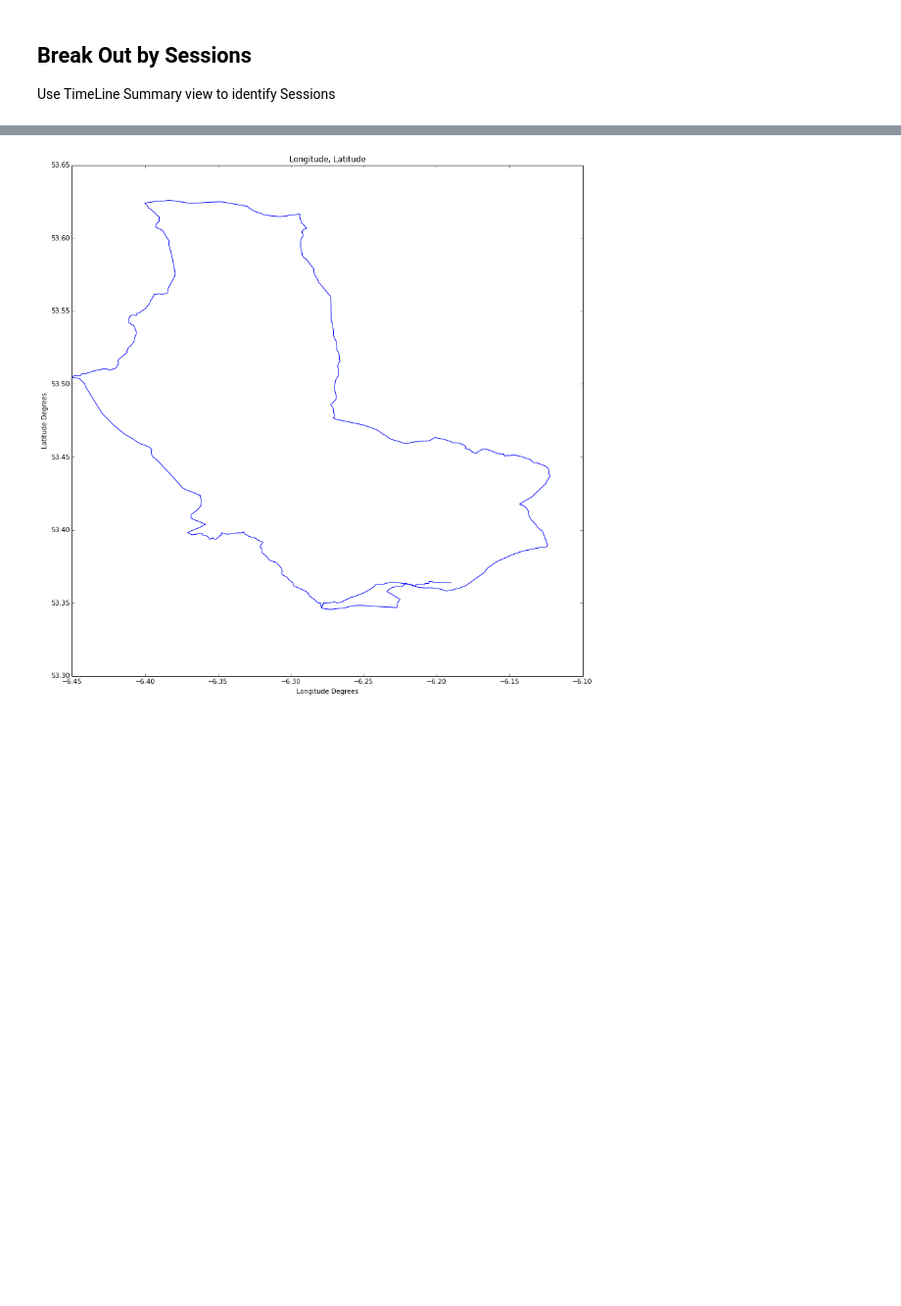
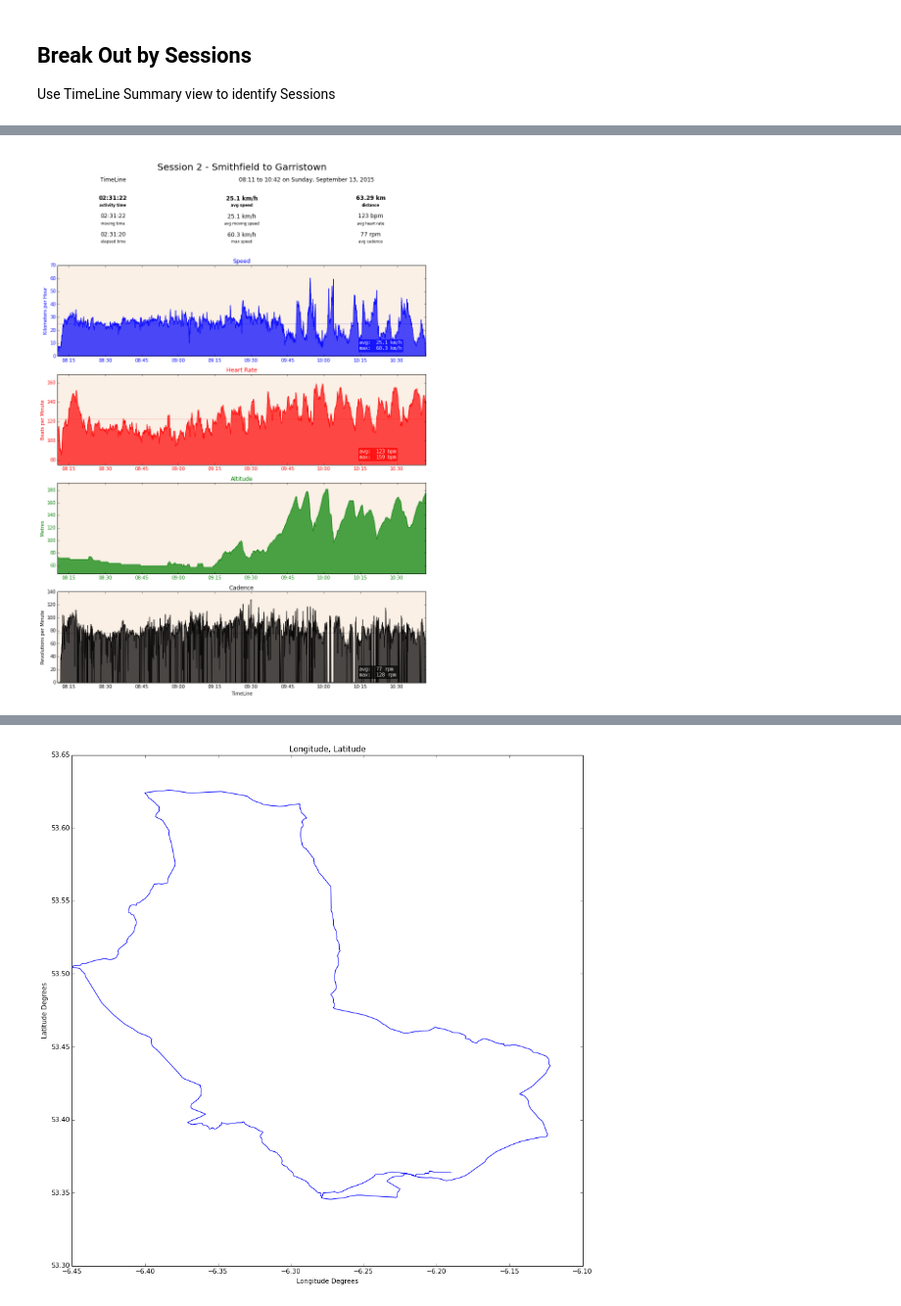
Before and after one commit to patclaffey/docker_jupyter, a Jupyter notebook: notebooks/Summary.ipynb, the cells around one changed output, grey strips where cells are left out. Shown at 98% size. Saved outputs shown, nothing was run; the diff lists cells and outputs as text; code cells hidden in the pictures; blank space fills up the shorter version.

```diff
--- a/notebooks/Summary.ipynb
+++ b/notebooks/Summary.ipynb
@@ -388,0 +46,8 @@ for plot_num in range( 0, plot_qty ):
+# %%
+view_type = 'timeline2'
+
+session_num = 2
+
+session_detail(view_type, session_num)
+# %% [output]
+[figure, added]
```
Also changed, not shown: parts of 25 cells of this notebook, 2 other files.
